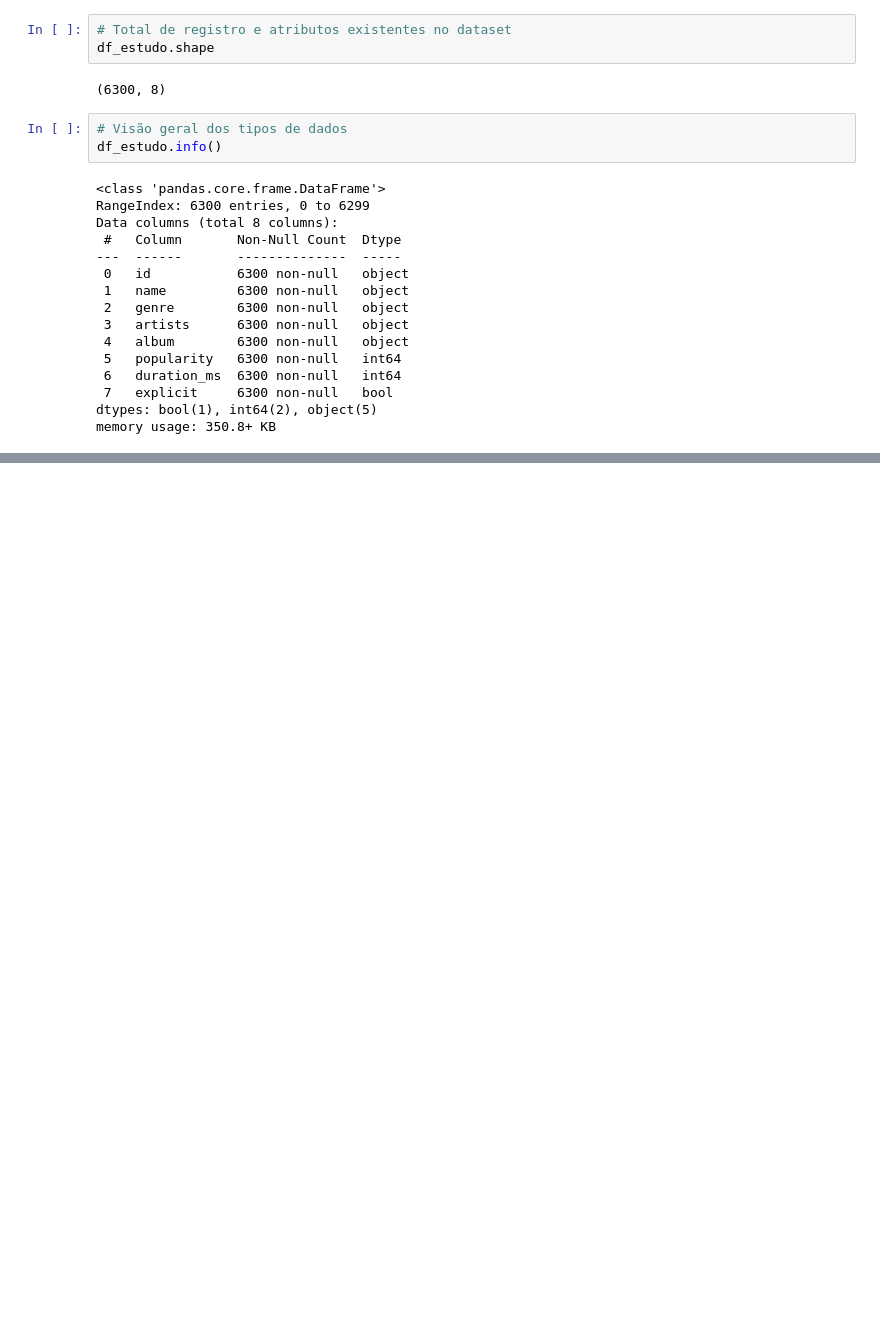
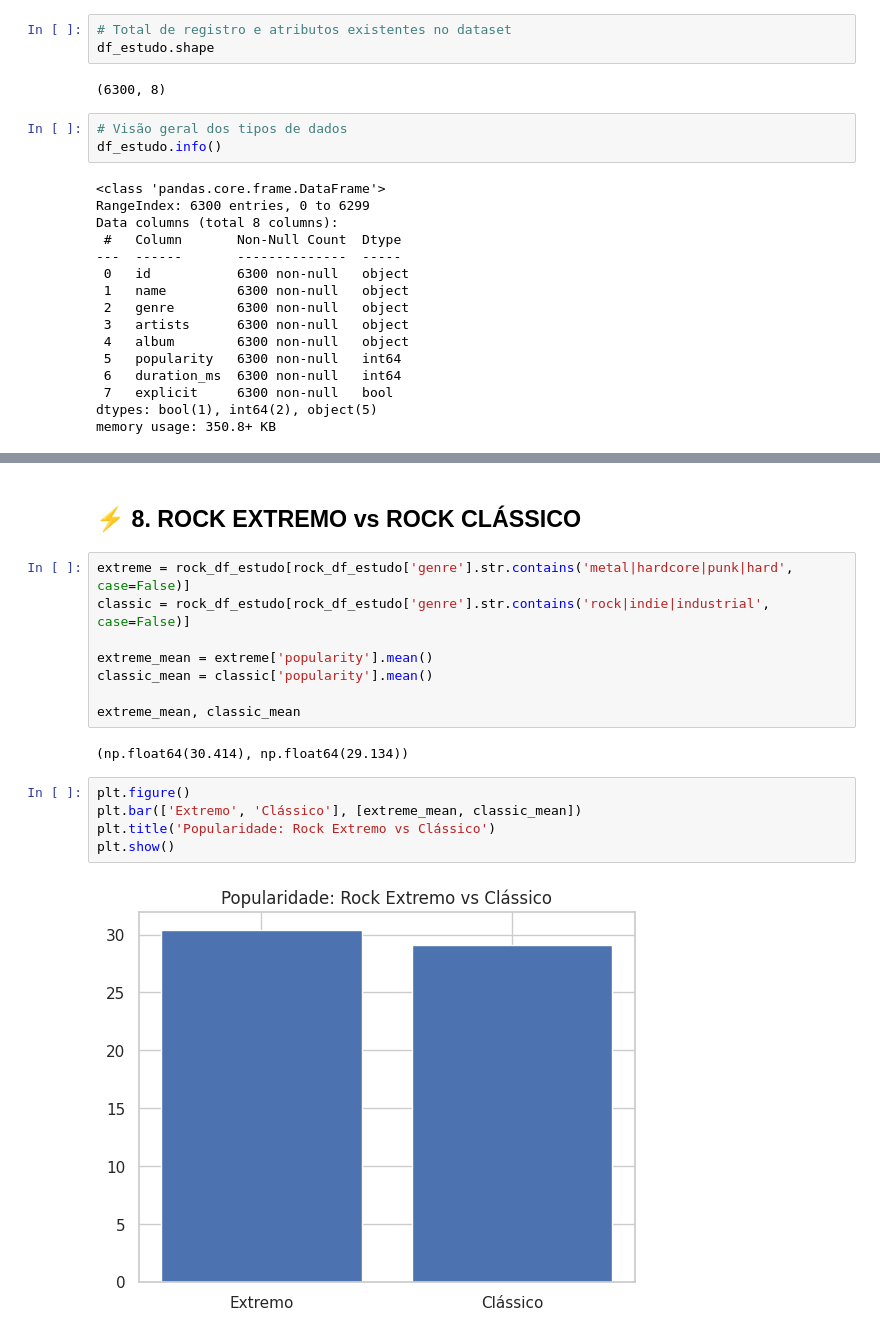
Before and after one commit to tfiorio/pos-pucrio, a Jupyter notebook: Spring01.ipynb, the cells around one changed output, grey strips where cells are left out. Cells and saved outputs as stored; diff of their text form; blank space fills up the shorter version.

```diff
--- a/Spring01.ipynb
+++ b/Spring01.ipynb
@@ -144,0 +261,19 @@ dtype: int64
+# %% [markdown]
+## ⚡ 8. ROCK EXTREMO vs ROCK CLÁSSICO
+# %%
+extreme = rock_df_estudo[rock_df_estudo['genre'].str.contains('metal|hardcore|punk|hard', case=False)]
+classic = rock_df_estudo[rock_df_estudo['genre'].str.contains('rock|indie|industrial', case=False)]
+
+extreme_mean = extreme['popularity'].mean()
+classic_mean = classic['popularity'].mean()
+
+extreme_mean, classic_mean
+# %% [output]
+(np.float64(30.414), np.float64(29.134))
+# %%
+plt.figure()
+plt.bar(['Extremo', 'Clássico'], [extreme_mean, classic_mean])
+plt.title('Popularidade: Rock Extremo vs Clássico')
+plt.show()
+# %% [output]
+[figure, added]
```
Also changed, not shown: parts of 20 cells of this notebook.
